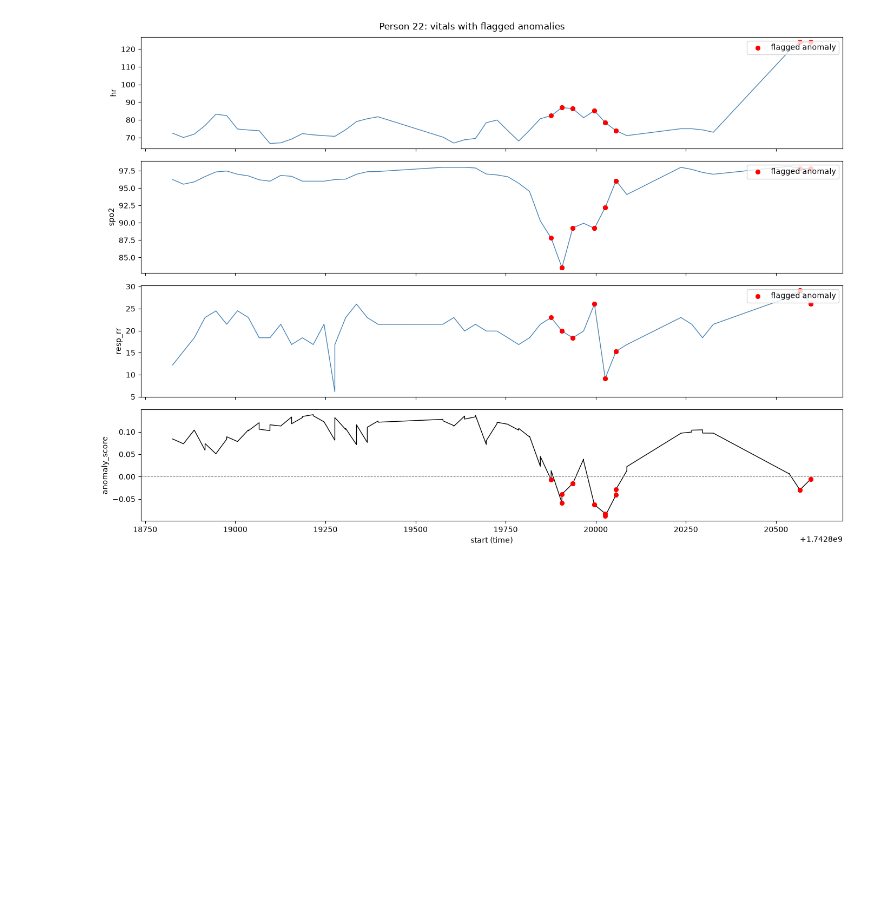
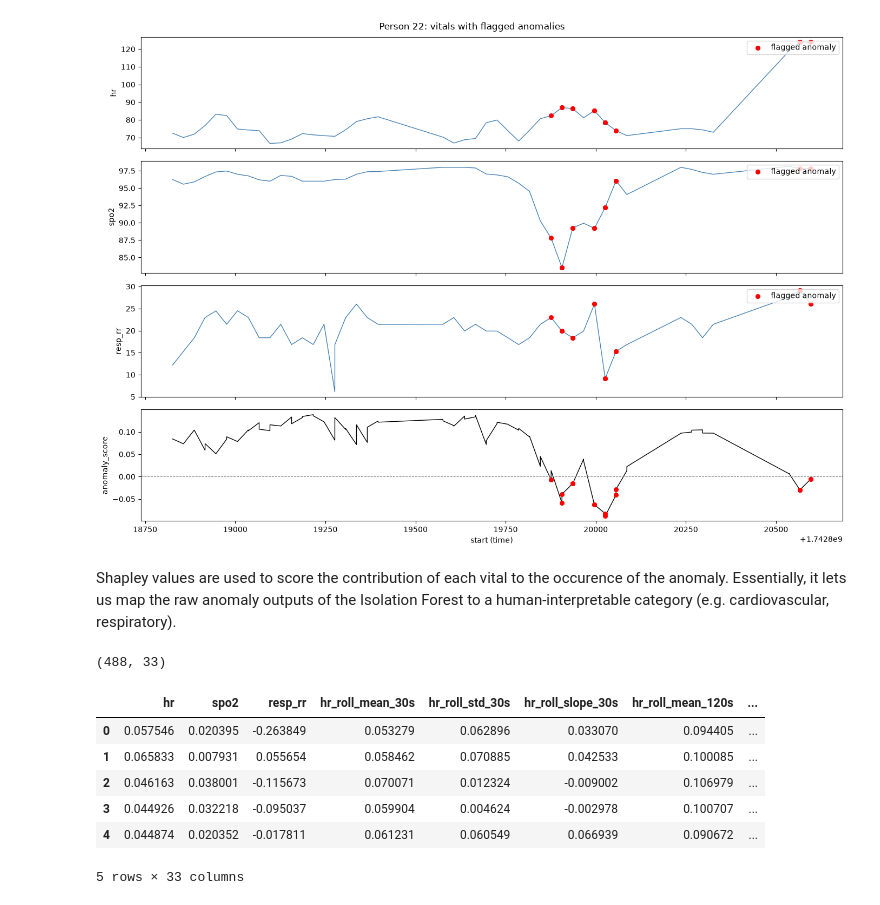
Before and after one commit to HamimSeam/cosmo-care, a Jupyter notebook: ml/model.ipynb, the cells around one changed output. Cells and saved outputs as stored; diff of their text form; code cells hidden in the pictures; blank space fills up the shorter version.

```diff
--- a/ml/model.ipynb
+++ b/ml/model.ipynb
@@ -294,3 +309,28 @@ def plot_person_anomalies(df, person_id, vitals=("hr", "spo2", "resp_rr")):
 plot_person_anomalies(test_df, person_id=22)
 # %% [output]
 [figure]
+# %% [markdown]
+Shapley values are used to score the contribution of each vital to the occurence of the anomaly. Essentially, it lets us map the raw anomaly outputs of the Isolation Forest to a human-interpretable category (e.g. cardiovascular, respiratory).
+# %%
+import shap
+import numpy as np
+import pandas as pd
+
+explainer = shap.TreeExplainer(iso_forest)
+
+X_test_sample = X_test
+
+shap_values = explainer.shap_values(X_test_sample)
+shap_df = pd.DataFrame(shap_values, columns=X_test_sample.columns, index=X_test_sample.index)
+
+print(shap_df.shape)
+shap_df.head()
+# %% [output]
+(488, 33)
+|  | hr | spo2 | resp_rr | hr_roll_mean_30s | hr_roll_std_30s | hr_roll_slope_30s | hr_roll_mean_120s | ... |
+| 0 | 0.057546 | 0.020395 | -0.263849 | 0.053279 | 0.062896 | 0.033070 | 0.094405 | ... |
+| 1 | 0.065833 | 0.007931 | 0.055654 | 0.058462 | 0.070885 | 0.042533 | 0.100085 | ... |
+| 2 | 0.046163 | 0.038001 | -0.115673 | 0.070071 | 0.012324 | -0.009002 | 0.106979 | ... |
+| 3 | 0.044926 | 0.032218 | -0.095037 | 0.059904 | 0.004624 | -0.002978 | 0.100707 | ... |
+| 4 | 0.044874 | 0.020352 | -0.017811 | 0.061231 | 0.060549 | 0.066939 | 0.090672 | ... |
+5 rows × 33 columns
```
Also changed, not shown: parts of 24 cells of this notebook, 2 other files.
